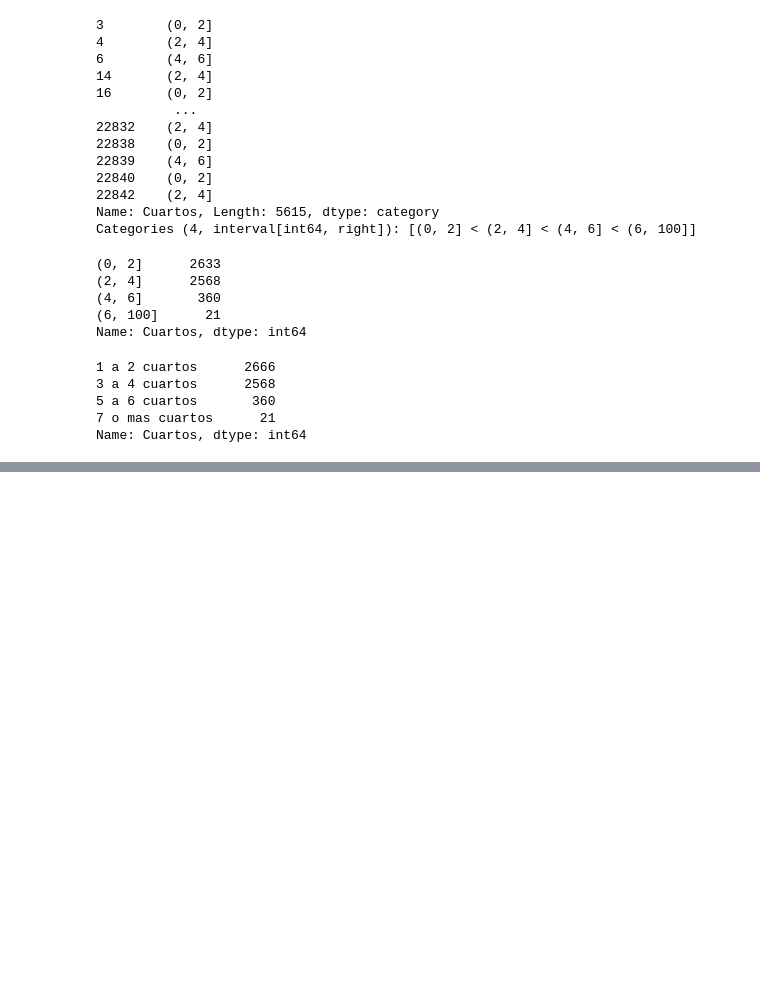
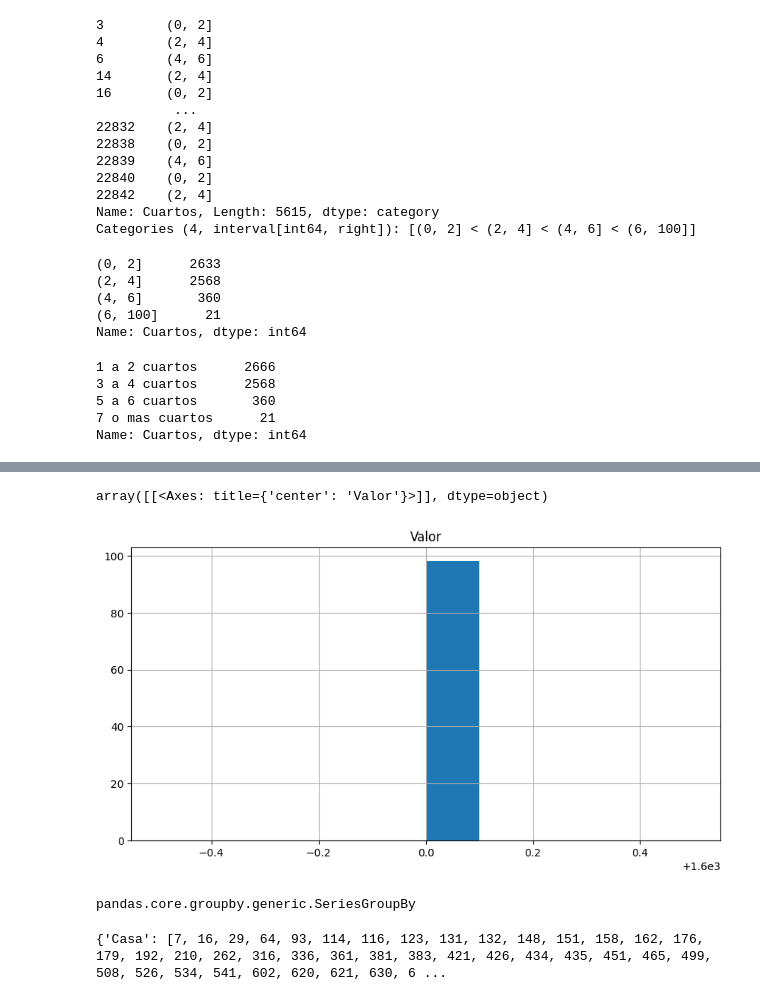
Before and after one commit to Noriega402/tratamiento_analisis_de_datos, a Jupyter notebook: Tratamiento_de_analisis_de_datos.ipynb, the cells around one changed output, grey strips where cells are left out. Cells and saved outputs as stored; diff of their text form; code cells hidden in the pictures; blank space fills up the shorter version.

```diff
--- a/Tratamiento_de_analisis_de_datos.ipynb
+++ b/Tratamiento_de_analisis_de_datos.ipynb
@@ -1394,0 +1423,6 @@ Name: Cuartos, dtype: int64
+# %%
+#histograma de frecuencias
+nuevos_datos.hist(['Valor'])
+# %% [output]
+array([[<Axes: title={'center': 'Valor'}>]], dtype=object)
+[figure, added]
@@ -1394,0 +1431,8 @@ Name: Cuartos, dtype: int64
+# %%
+type(grupo_tipo)
+# %% [output]
+pandas.core.groupby.generic.SeriesGroupBy
+# %%
+grupo_tipo.groups
+# %% [output]
+{'Casa': [7, 16, 29, 64, 93, 114, 116, 123, 131, 132, 148, 151, 158, 162, 176, 179, 192, 210, 262, 316, 336, 361, 381, 383, 421, 426, 434, 435, 451, 465, 499, 508, 526, 534, 541, 602, 620, 621, 630, 6 ...
```
Also changed, not shown: parts of 23 cells of this notebook.
